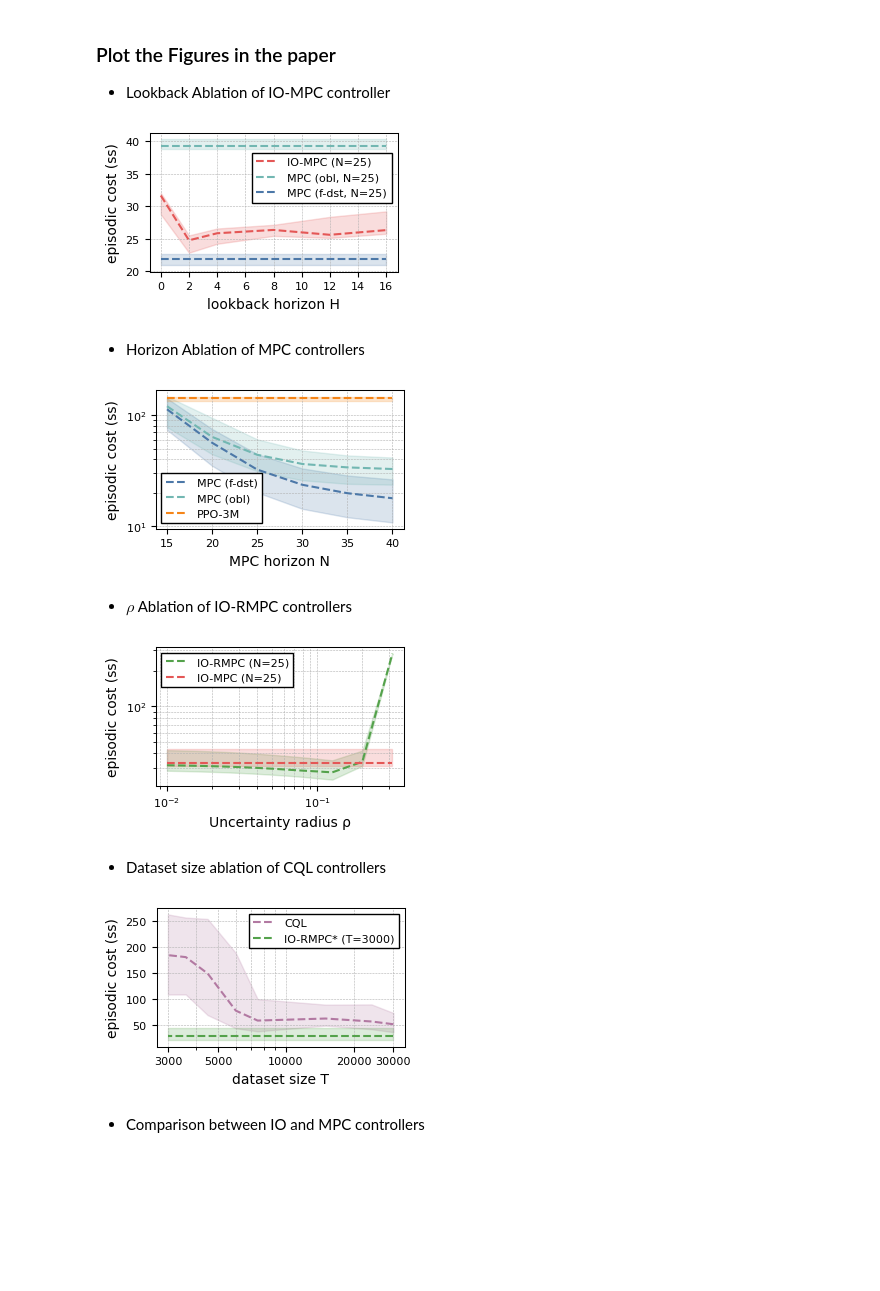
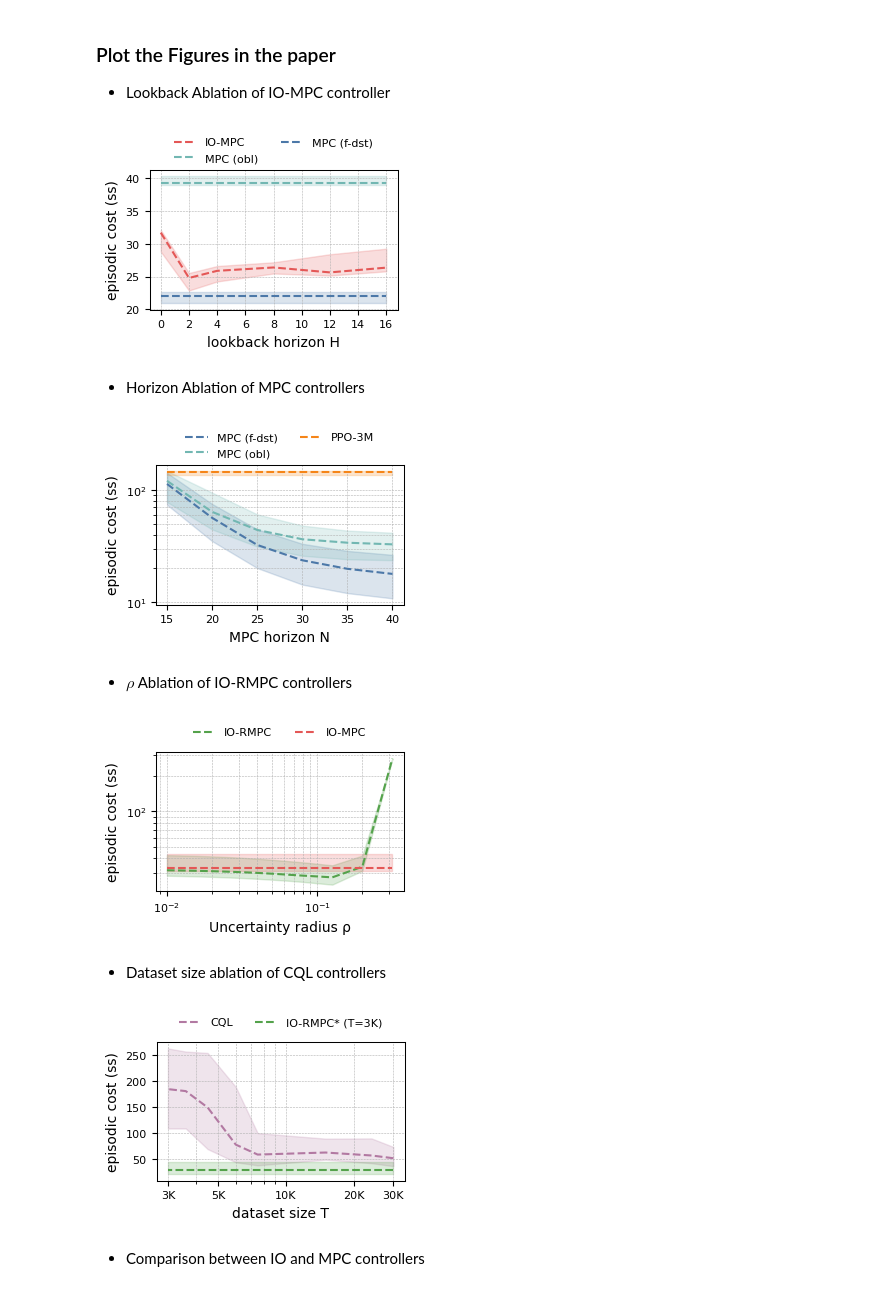
Before and after one commit to TolgaOk/offlineRLviaIO, a Jupyter notebook: examples/quadrotor.ipynb, the cells around one changed output. Saved outputs shown, nothing was run; the diff lists cells and outputs as text; code cells hidden in the pictures; blank space fills up the shorter version.

Commit message:
finetuned plots

```diff
--- a/examples/quadrotor.ipynb
+++ b/examples/quadrotor.ipynb
@@ -474,37 +474,38 @@ mpc_fdst_costs = {key: [np.sum([1 - np.exp(-tran.cost) for tran in trajectory])
 # %%
 io_h_ss_costs = {key: [[30/18 * np.sum([1 - np.exp(-tran.cost) for tran in trajectory[120:]])]
                        for trajectory in trajectories]
                  for key, trajectories in io_mpc_trajectories.items()}
 mpc_obl_ss_costs = [30/18 * np.sum([1 - np.exp(-tran.cost) for tran in trajectory[120:]])
                     for trajectory in mpc_trajectories[(25, False)]]
 mpc_fdst_ss_costs = [30/18 * np.sum([1 - np.exp(-tran.cost) for tran in trajectory[120:]])
                      for trajectory in mpc_trajectories[(25, True)]]
 
 fig, axes = tube_figure_plt(
     cost_data={
-        "IO-MPC (N=25)": io_h_ss_costs,
-        "MPC (obl, N=25)": {key: mpc_obl_ss_costs
+        "IO-MPC": io_h_ss_costs,
+        "MPC (obl)": {key: mpc_obl_ss_costs
                             for key in io_h_costs.keys()},
-        "MPC (f-dst, N=25)": {key: mpc_fdst_ss_costs
+        "MPC (f-dst)": {key: mpc_fdst_ss_costs
                               for key in io_h_costs.keys()},
     },
     color_list=["#E45756", "#72B7B2", "#4C78A8"],
     log_xaxis=False,
     # log_yaxis=True,
     x_label="lookback horizon H",
     y_label="episodic cost (ss)",
     percentiles=(45, 55),
-    figsize=(3.20, 1.80),
+    figsize=(3.20, 1.82),
     fontsize=10,
 )
 axes.yaxis.set_major_locator(tck.MaxNLocator(5))
-plt.legend(bbox_to_anchor=(0.39, 0.9), loc="upper left",
-           frameon=True, edgecolor="inherit",
-           framealpha=1.0, fancybox=False)
+# plt.legend(bbox_to_anchor=(0.39, 0.9), loc="upper left",
+#            frameon=True, edgecolor="inherit",
+#            framealpha=1.0, fancybox=False)
+axes.legend(loc="upper center", ncol=2, bbox_to_anchor=(0.5, 1.3), frameon=False)
 fig.savefig(f"figure_data/io_lookback_ablation.pdf",
             format="pdf", bbox_inches="tight")
 # %% [output]
-[figure, old version]
+[figure, new version]
 # %% [markdown]
 - Horizon Ablation of MPC controllers
 # %%
@@ -520,22 +521,23 @@ fig, axes = tube_figure_plt(
     x_label="MPC horizon N",
     y_label="episodic cost (ss)",
     percentiles=(20, 80),
-    figsize=(3.20, 1.80),
+    figsize=(3.20, 1.82),
     fontsize=10,
 )
 axes.yaxis.set_minor_locator(tck.LogLocator(base=10, subs="auto"))
 axes.yaxis.set_major_locator(tck.LogLocator(base=10, subs=(1,), numticks=9))
+axes.legend(loc="upper center", ncol=2, bbox_to_anchor=(0.5, 1.3), frameon=False)
 fig.savefig(f"figure_data/mpc_horizon_ablation.pdf",
             format="pdf", bbox_inches="tight")
 # %% [output]
-[figure, old version]
+[figure, new version]
 # %% [markdown]
 - $\rho$ Ablation of IO-RMPC controllers
 # %%
 fig, axes = tube_figure_plt(
     cost_data={
-        "IO-RMPC (N=25)": io_rho_costs,
-        "IO-MPC (N=25)": {rho: io_costs for rho in io_rho_costs.keys()},
+        "IO-RMPC": io_rho_costs,
+        "IO-MPC": {rho: io_costs for rho in io_rho_costs.keys()},
     },
     color_list=["#54A24B","#E45756"],
     log_xaxis=True,
@@ -548,10 +550,10 @@ fig, axes = tube_figure_plt(
 )
 axes.yaxis.set_minor_locator(tck.LogLocator(base=10, subs="auto"))
 axes.yaxis.set_major_formatter(tck.LogFormatterMathtext())
-
+axes.legend(loc="upper center", ncol=2, fancybox=True, bbox_to_anchor=(0.5, 1.25), frameon=False)
 fig.savefig(f"figure_data/rho_ablation.pdf", format="pdf", bbox_inches="tight")
 # %% [output]
-[figure, old version]
+[figure, new version]
 # %% [markdown]
 - Dataset size ablation of CQL controllers
 # %%
@@ -559,7 +561,7 @@ fig, axes = tube_figure_plt(
     cost_data={
         f"CQL": {data_size * 300: epoch_evals[best_indices[data_size]]
                  for data_size, epoch_evals in cql_datasize_eval.items()},
-        "IO-RMPC* (T=3000)": {data_size * 300: io_rho_costs[best_io_rmpc_rho]
+        "IO-RMPC* (T=3K)": {data_size * 300: io_rho_costs[best_io_rmpc_rho]
                     for data_size in cql_datasize_eval.keys()}
     },
     color_list=["#B279A2","#54A24B"],
@@ -573,9 +575,11 @@ fig, axes = tube_figure_plt(
 )
 axes.xaxis.set_major_formatter(tck.ScalarFormatter())
 axes.set_xticks([3000, 5000, 10000, 20000, 30000])
+axes.set_xticklabels(["3K", "5K", "10K", "20K", "30K"])
+axes.legend(loc="upper center", ncol=2, fancybox=True, bbox_to_anchor=(0.5, 1.25), frameon=False)
 fig.savefig(f"figure_data/dataset_ablation.pdf", format="pdf", bbox_inches="tight")
 # %% [output]
-[figure, old version]
+[figure, new version]
 # %% [markdown]
 - Comparison between IO and MPC controllers
 # %%
```
Also changed, not shown: parts of 2 cells of this notebook, 6 other files.
